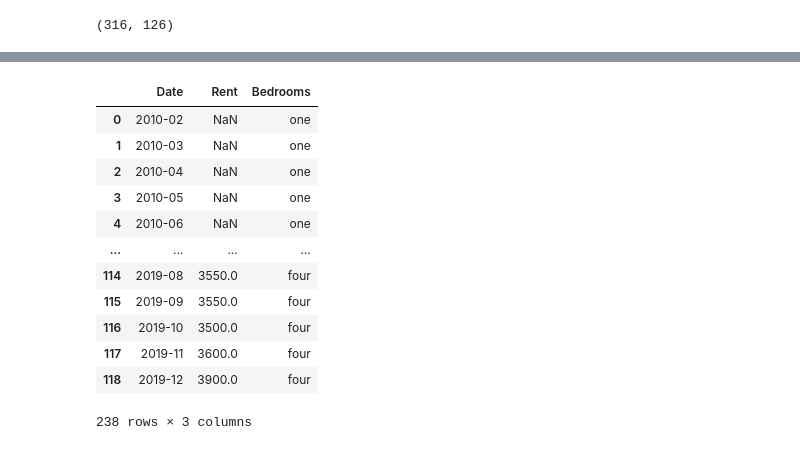
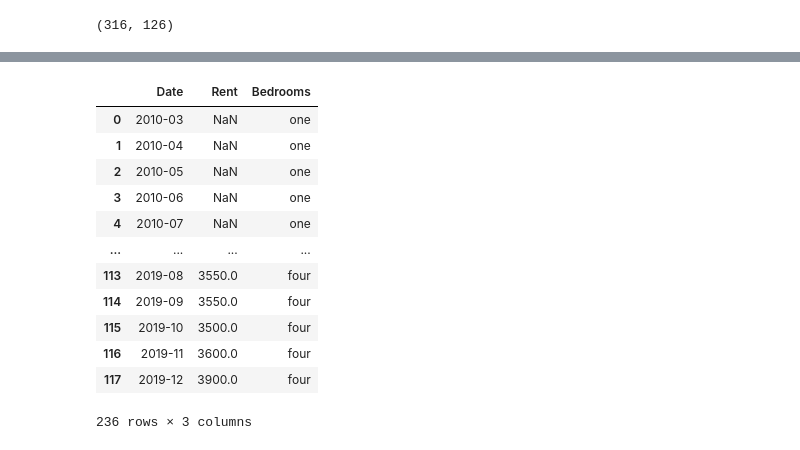
Before and after one commit to TabithaMaud/rental-analysis-final-project, a Jupyter notebook: report.ipynb, the cells around one changed output, grey strips where cells are left out. Cells and saved outputs as stored; diff of their text form; code cells hidden in the pictures.

```diff
--- a/report.ipynb
+++ b/report.ipynb
@@ -61,0 +43,3 @@ rentals.shape
+# %%
+rentals.drop('Unnamed: 0', inplace=True, axis=1)
+rentals.head()
@@ -62,6 +77,5 @@ rentals.shape
 # %%
-# rslt_df = dataframe[dataframe['Percentage'] > 80]
-boston = rentals [rentals['RegionName'] == 'Boston']
+boston_rentals = rentals [rentals['RegionName'] == 'Boston']
 # %%
-boston.head()
-boston_dates = boston.drop(boston.columns[[0, 1, 2, 3, 4, 5]], axis=1)
+boston_dates = boston_rentals.drop(boston_rentals.columns[[0, 1, 2, 3, 4, 5]], axis=1)
+boston_dates.head()
@@ -79,44 +98,44 @@ for col in boston_dates:
 one_bedroom_dates = pd.DataFrame(dates1, columns = ['Date'])
 four_bedroom_dates = pd.DataFrame(dates2, columns = ['Date'])
 
-one_bedroom_rent = boston.iloc[0].drop(boston.columns[[0, 1, 2, 3, 4, 5]])
-four_bedroom_rent = boston.iloc[1].drop(boston.columns[[0, 1, 2, 3, 4, 5]])
+one_bedroom_rent = boston_rentals.iloc[0].drop(boston_rentals.columns[[0, 1, 2, 3, 4, 5]])
+four_bedroom_rent = boston_rentals.iloc[1].drop(boston_rentals.columns[[0, 1, 2, 3, 4, 5]])
 
 for price in one_bedroom_rent:
     rental_prices1.append(price)
 
 for price in four_bedroom_rent:
     rental_prices2.append(price)
 
 rents1 = pd.DataFrame(rental_prices1, columns = ['Rent'])
 
 rents2 = pd.DataFrame(rental_prices2, columns = ['Rent'])
 
 
 
 boston_rents1 = pd.concat([one_bedroom_dates, rents1], axis='columns')
 boston_rents1['Bedrooms'] = 'one'
 boston_rents1.drop(boston_rents1.tail(1).index, inplace=True)
 
 boston_rents2 = pd.concat([four_bedroom_dates, rents2], axis='columns')
 boston_rents2['Bedrooms'] = 'four'
 boston_rents2.drop(boston_rents2.tail(1).index, inplace=True)
 
 
 one_vs_four = pd.concat([boston_rents1, boston_rents2])
 
 one_vs_four
 # %% [output]
 |  | Date | Rent | Bedrooms |
-| 0 | 2010-02 | NaN | one |
-| 1 | 2010-03 | NaN | one |
-| 2 | 2010-04 | NaN | one |
-| 3 | 2010-05 | NaN | one |
-| 4 | 2010-06 | NaN | one |
+| 0 | 2010-03 | NaN | one |
+| 1 | 2010-04 | NaN | one |
+| 2 | 2010-05 | NaN | one |
+| 3 | 2010-06 | NaN | one |
+| 4 | 2010-07 | NaN | one |
 | ... | ... | ... | ... |
-| 114 | 2019-08 | 3550.0 | four |
-| 115 | 2019-09 | 3550.0 | four |
-| 116 | 2019-10 | 3500.0 | four |
-| 117 | 2019-11 | 3600.0 | four |
-| 118 | 2019-12 | 3900.0 | four |
+| 113 | 2019-08 | 3550.0 | four |
+| 114 | 2019-09 | 3550.0 | four |
+| 115 | 2019-10 | 3500.0 | four |
+| 116 | 2019-11 | 3600.0 | four |
+| 117 | 2019-12 | 3900.0 | four |
-238 rows × 3 columns
+236 rows × 3 columns
```
Also changed, not shown: parts of 16 cells of this notebook.
